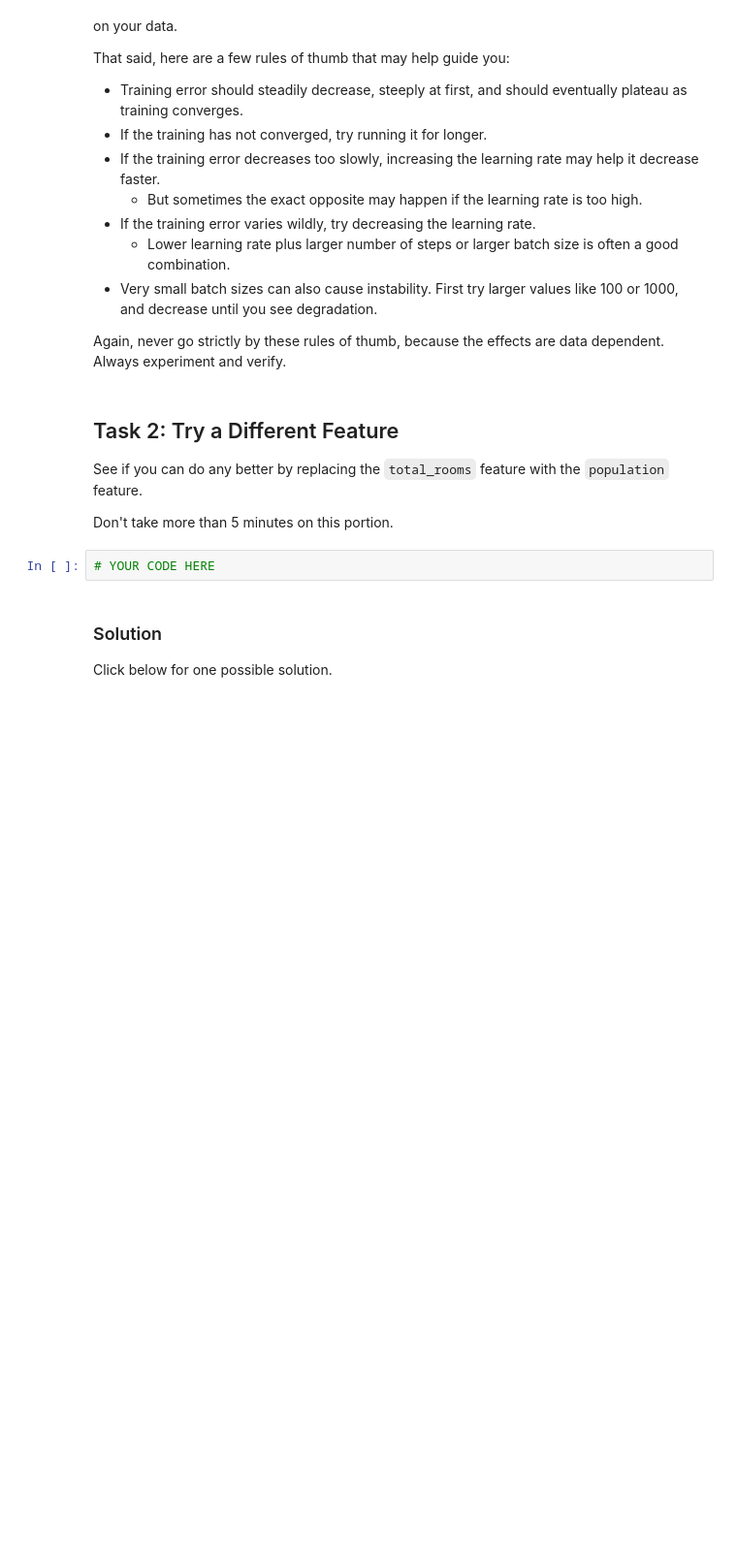
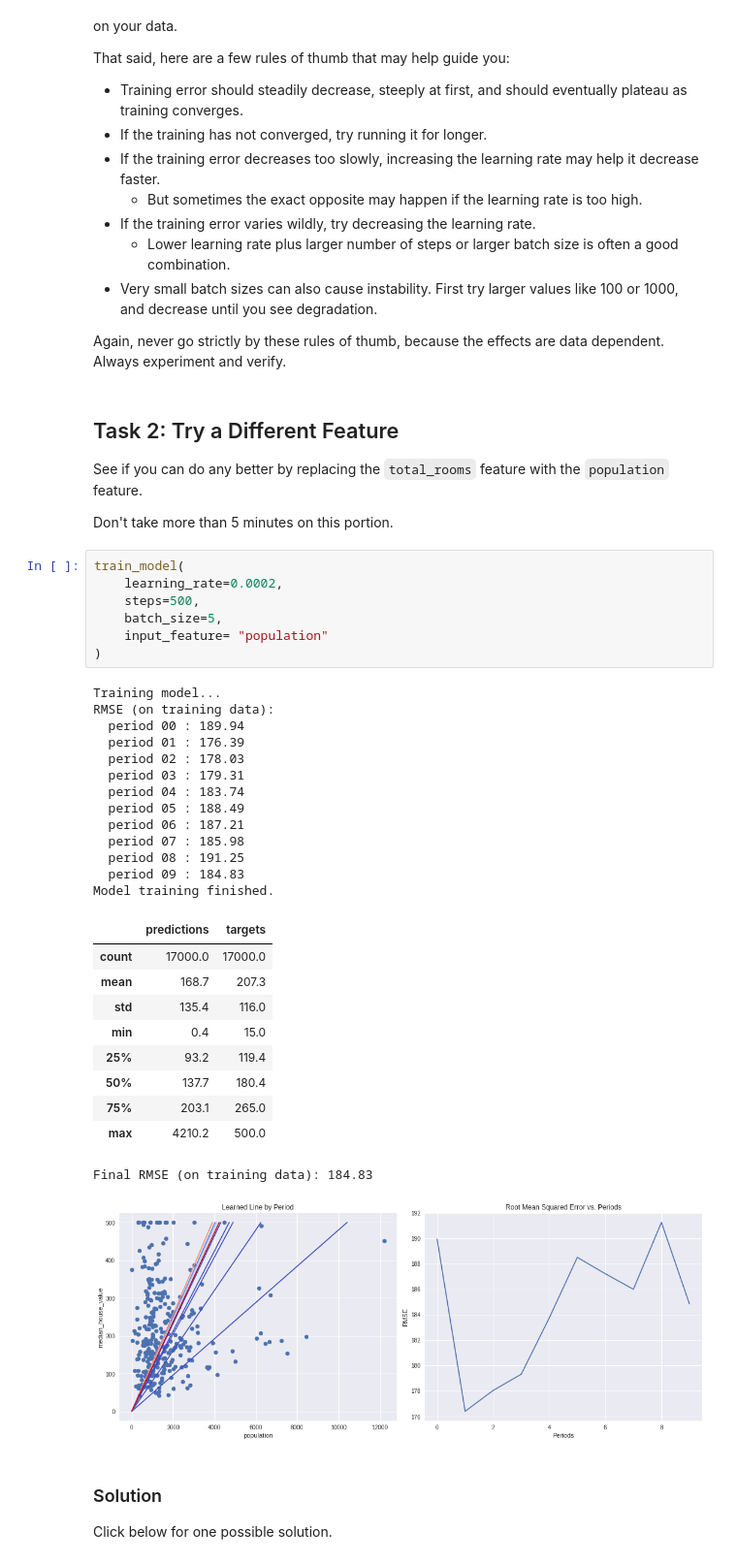
Before and after one commit to manishrai9/TensorFlow-crash-course, a Jupyter notebook: first_steps_with_tensor_flow.ipynb, the cells around one changed output. Shown at 97% size. Drawn from its saved outputs; the diff is of its cells as text; blank space fills up the shorter version.

```diff
--- a/first_steps_with_tensor_flow.ipynb
+++ b/first_steps_with_tensor_flow.ipynb
@@ -428,8 +483,38 @@ Again, never go strictly by these rules of thumb, because the effects are data d
 See if you can do any better by replacing the `total_rooms` feature with the `population` feature.
 
 Don't take more than 5 minutes on this portion.
-# %%
-# YOUR CODE HERE
+# %%
+train_model(
+    learning_rate=0.0002,
+    steps=500,
+    batch_size=5,
+    input_feature= "population"
+)
+# %% [output]
+Training model...
+RMSE (on training data):
+  period 00 : 189.94
+  period 01 : 176.39
+  period 02 : 178.03
+  period 03 : 179.31
+  period 04 : 183.74
+  period 05 : 188.49
+  period 06 : 187.21
+  period 07 : 185.98
+  period 08 : 191.25
+  period 09 : 184.83
+Model training finished.
+|  | predictions | targets |
+| count | 17000.0 | 17000.0 |
+| mean | 168.7 | 207.3 |
+| std | 135.4 | 116.0 |
+| min | 0.4 | 15.0 |
+| 25% | 93.2 | 119.4 |
+| 50% | 137.7 | 180.4 |
+| 75% | 203.1 | 265.0 |
+| max | 4210.2 | 500.0 |
+Final RMSE (on training data): 184.83
+[figure, added]
 # %% [markdown]
 ### Solution
 
```
Also changed, not shown: parts of 8 cells of this notebook.
